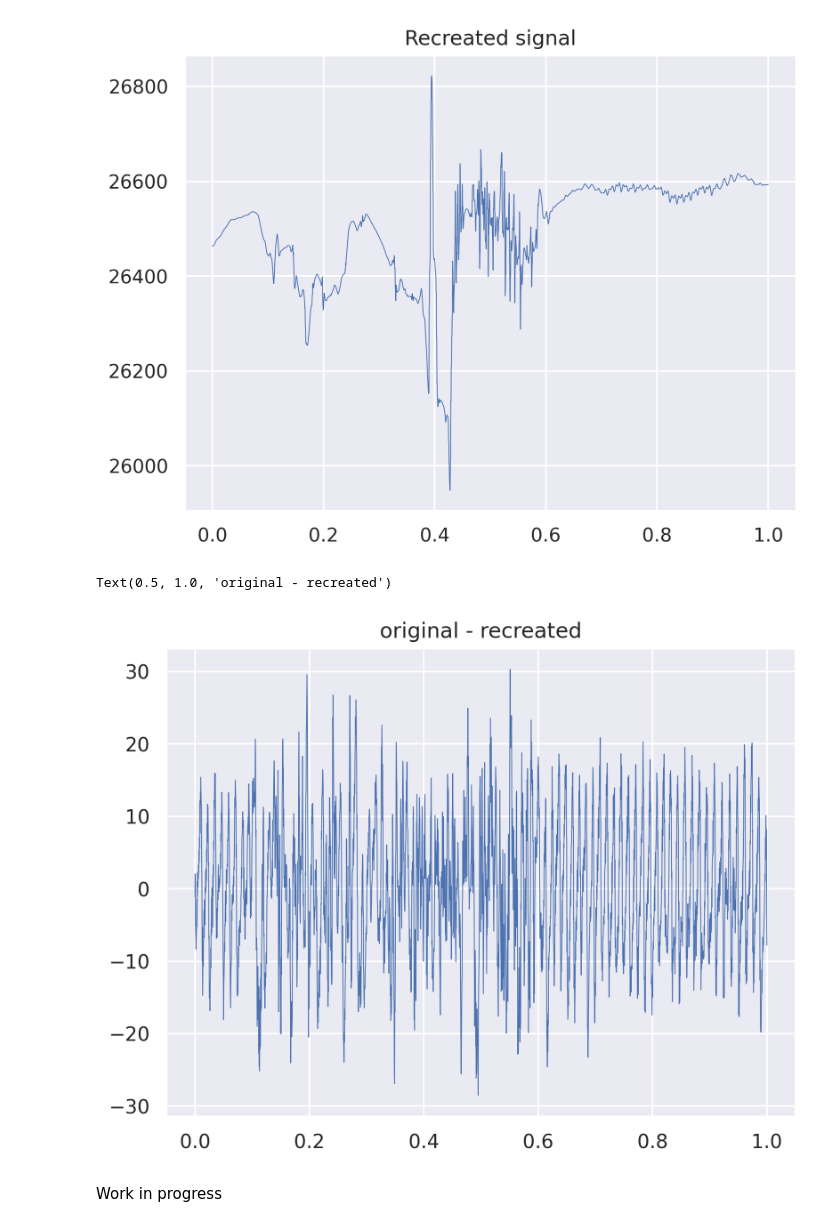
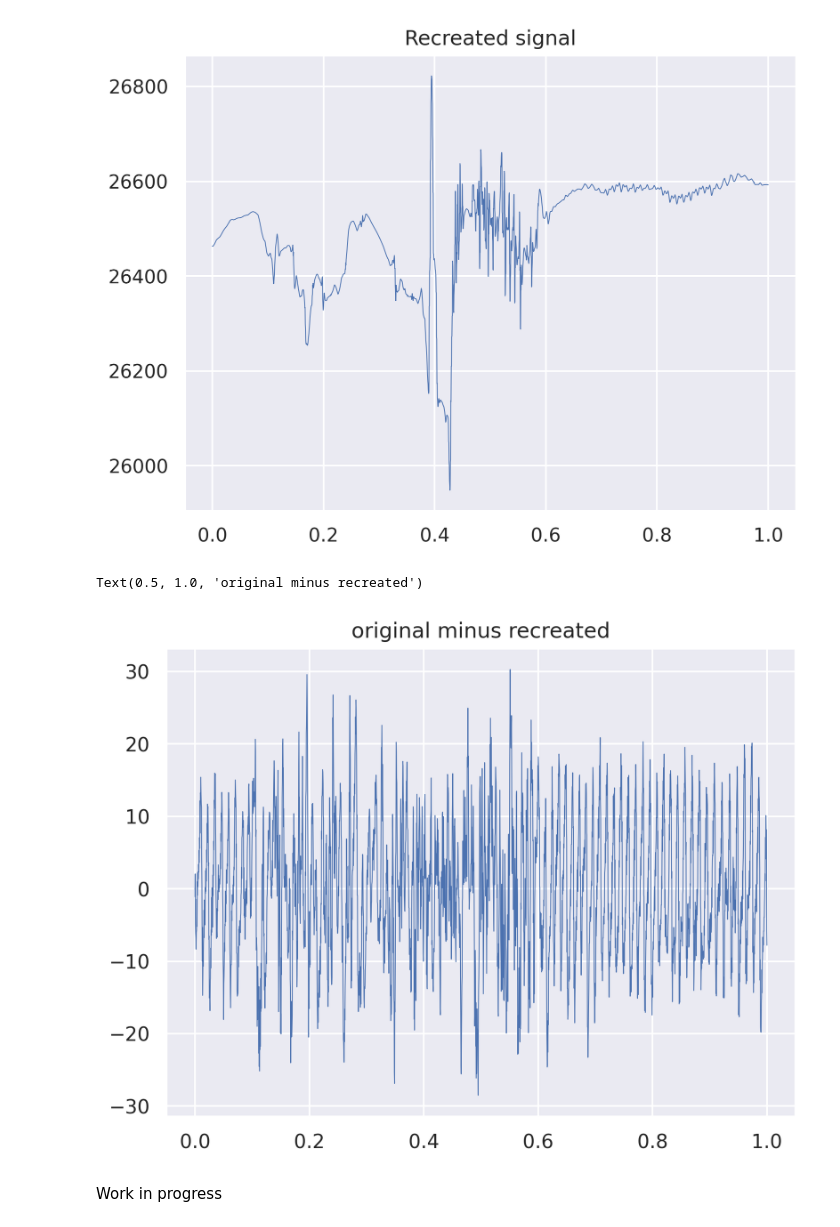
Before and after one commit to MyAlyce/myalyce_wavelet_and_classifier_tests, a Jupyter notebook: wavelet_filtering.ipynb, the cells around one changed output. Cells and saved outputs as stored; diff of their text form; code cells hidden in the pictures.

```diff
--- a/wavelet_filtering.ipynb
+++ b/wavelet_filtering.ipynb
@@ -91,9 +81,9 @@ Text(0.5, 1.0, 'Recreated signal')
 [figure]
 # %%
 plt.plot(np.linspace(0, 1., num=len(signal)), signal, lw=0.5)
-plt.title('original - recreated')
+plt.title('original minus recreated')
 # %% [output]
-Text(0.5, 1.0, 'original - recreated')
+Text(0.5, 1.0, 'original minus recreated')
-[figure, old version]
+[figure, new version]
 # %% [markdown]
 Work in progress
```
Also changed, not shown: parts of 7 cells of this notebook.
